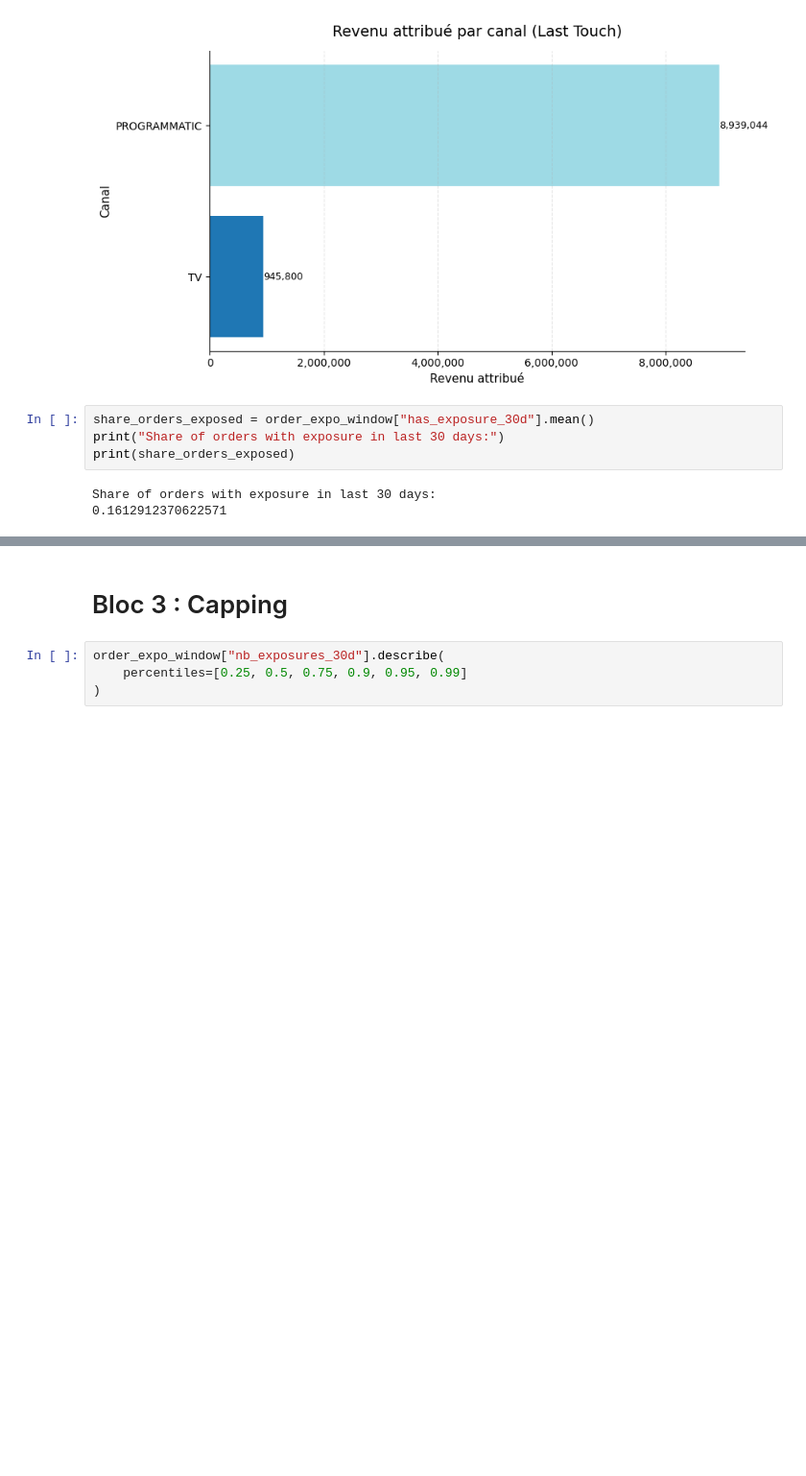
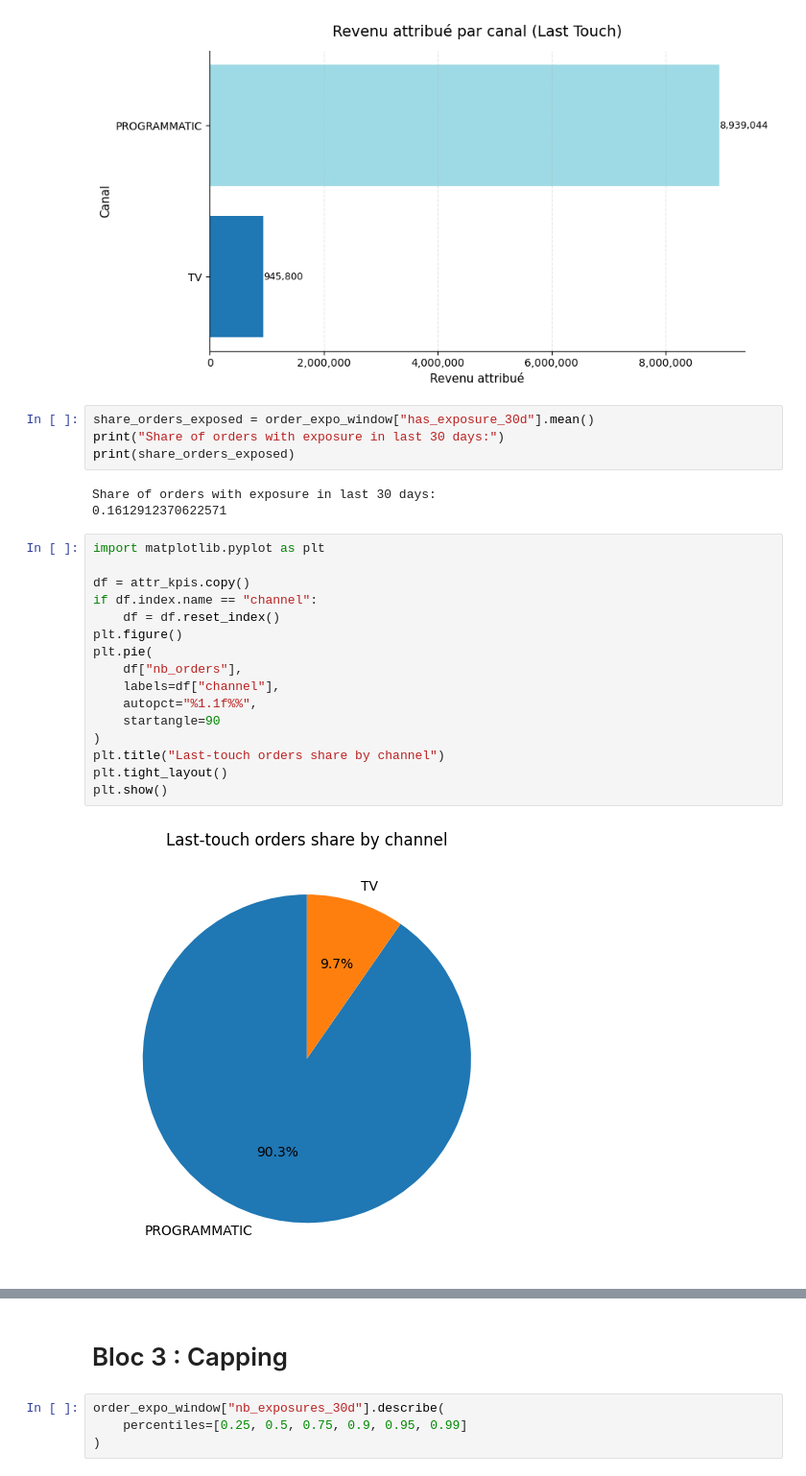
Before and after one commit to DomNoutsGit/Business_Data_Case, a Jupyter notebook: Media_effectiveness.ipynb, the cells around one changed output, grey strips where cells are left out. Shown at 96% size. Drawn from its saved outputs; the diff is of its cells as text; blank space fills up the shorter version.

```diff
--- a/Media_effectiveness.ipynb
+++ b/Media_effectiveness.ipynb
@@ -326,3 +326,21 @@ print(share_orders_exposed)
 # %% [output]
 Share of orders with exposure in last 30 days:
 0.1612912370622571
+# %%
+import matplotlib.pyplot as plt
+
+df = attr_kpis.copy()
+if df.index.name == "channel":
+    df = df.reset_index()
+plt.figure()
+plt.pie(
+    df["nb_orders"],
+    labels=df["channel"],
+    autopct="%1.1f%%",
+    startangle=90
+)
+plt.title("Last-touch orders share by channel")
+plt.tight_layout()
+plt.show()
+# %% [output]
+[figure, added]
```
Also changed, not shown: parts of 3 cells of this notebook.
